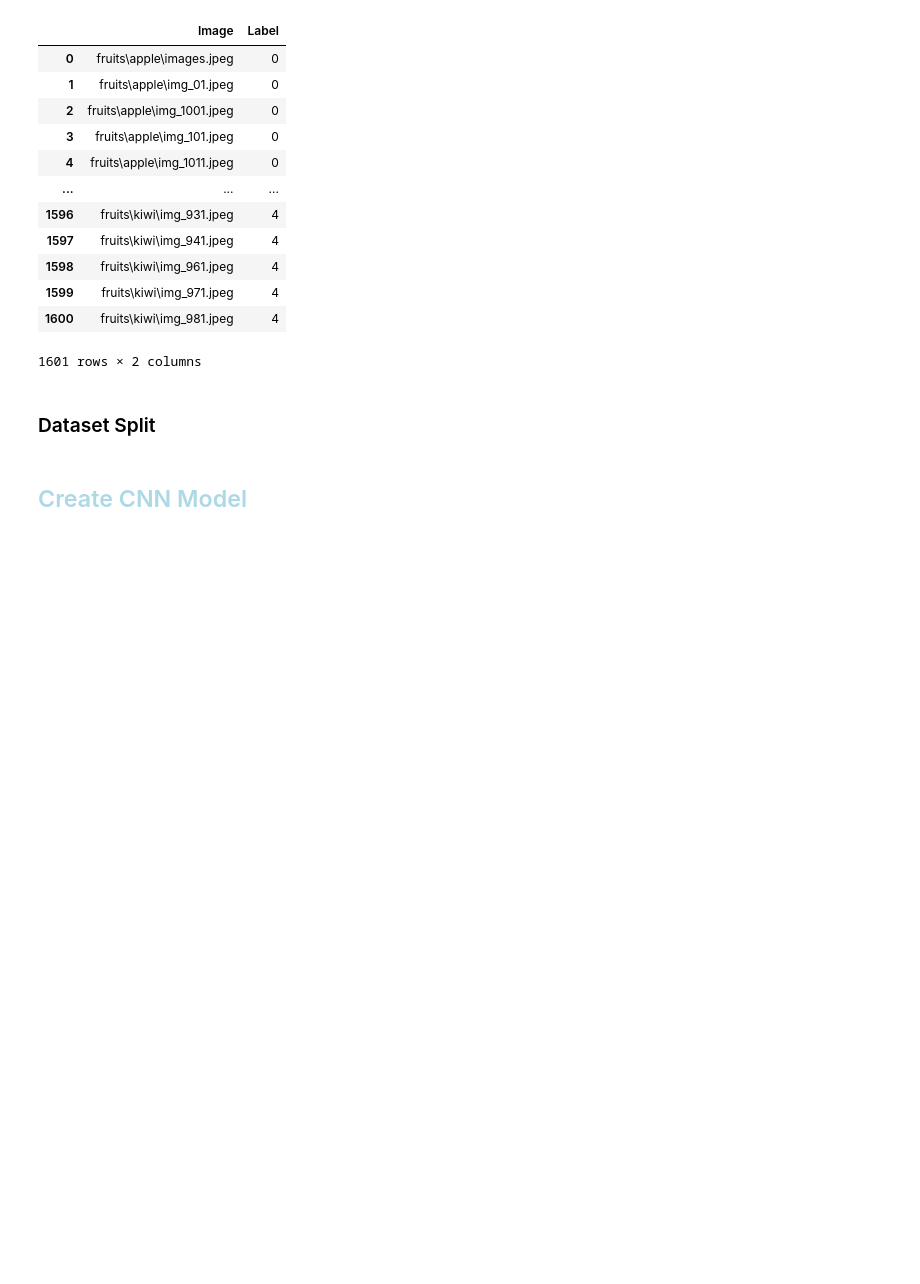
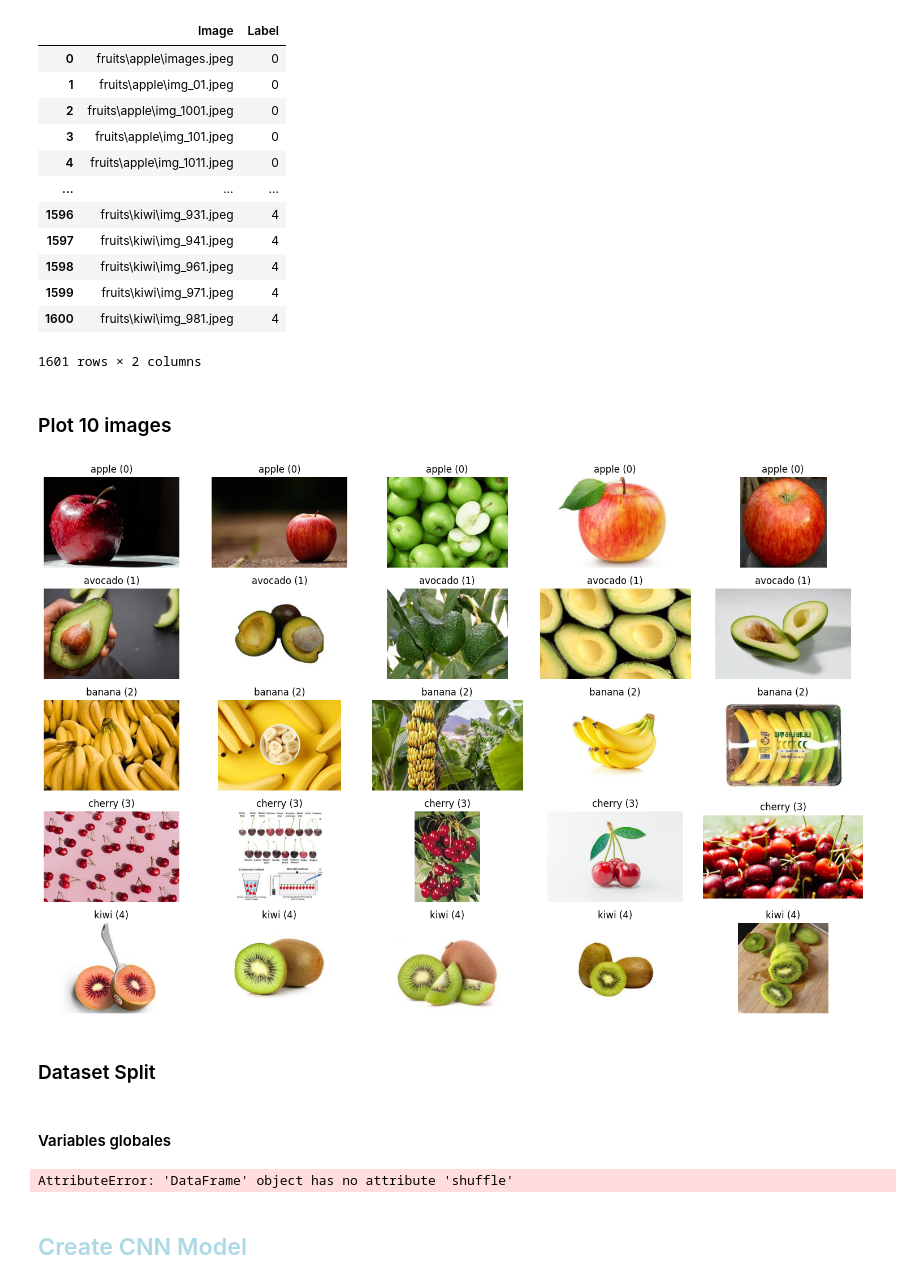
Before and after one commit to benjokapu/tpCNNavanzado, a Jupyter notebook: main.ipynb, the cells around one changed output. Drawn from its saved outputs; the diff is of its cells as text; code cells hidden in the pictures; blank space fills up the shorter version.

```diff
--- a/main.ipynb
+++ b/main.ipynb
@@ -264,5 +262,45 @@ frutas
 | 1599 | fruits\kiwi\img_971.jpeg | 4 |
 | 1600 | fruits\kiwi\img_981.jpeg | 4 |
 1601 rows × 2 columns
+# %% [markdown]
+### Plot 10 images
+# %%
+import matplotlib.pyplot as plt
+from PIL import Image
+import os
+
+# Función para visualizar imágenes
+def visualize_images_per_class(image_label_list, classes, images_per_class=5):
+    # Crear una figura para mostrar imágenes
+    num_classes = len(classes)
+    plt.figure(figsize=(15, num_classes * 2))
+
+    # Filtrar y mostrar imágenes por clase
+    for class_label, class_name in classes.items():
+        # Filtrar las imágenes de la clase actual
+        class_images = [item for item in image_label_list if item[1] == class_label]
+        selected_images = class_images[:images_per_class]  # Seleccionar las primeras `images_per_class`
+
+        for i, (image_path, label) in enumerate(selected_images):
+            # Subplot para cada imagen
+            plt_index = i + 1 + class_label * images_per_class
+            plt.subplot(num_classes, images_per_class, plt_index)
+
+            # Abrir y mostrar la imagen
+            if os.path.exists(image_path):
+                image = Image.open(image_path)
+                plt.imshow(image)
+            plt.axis("off")  # Quitar ejes
+            plt.title(f"{class_name} ({label})")
+
+    plt.tight_layout()
+    plt.show()
+
+# Llamar a la función
+visualize_images_per_class(image_label_list, classes, images_per_class=5)
+# %% [output]
+[figure, added]
 # %% [markdown]
 ### Dataset Split
+# %% [markdown]
+#### Variables globales
@@ -269,2 +325,6 @@ frutas
+# %%
+train_ds, test_ds, val_ds = get_dataset_partition_tf(frutas, shuffle_size=10000 ,train_split = 0.6, val_split = 0.2, test_split = 0.2)
+# %% [output]
+AttributeError: 'DataFrame' object has no attribute 'shuffle'
 # %% [markdown]
 ## <span style="color:lightblue">Create CNN Model</span>
```
Also changed, not shown: parts of 7 cells of this notebook.
